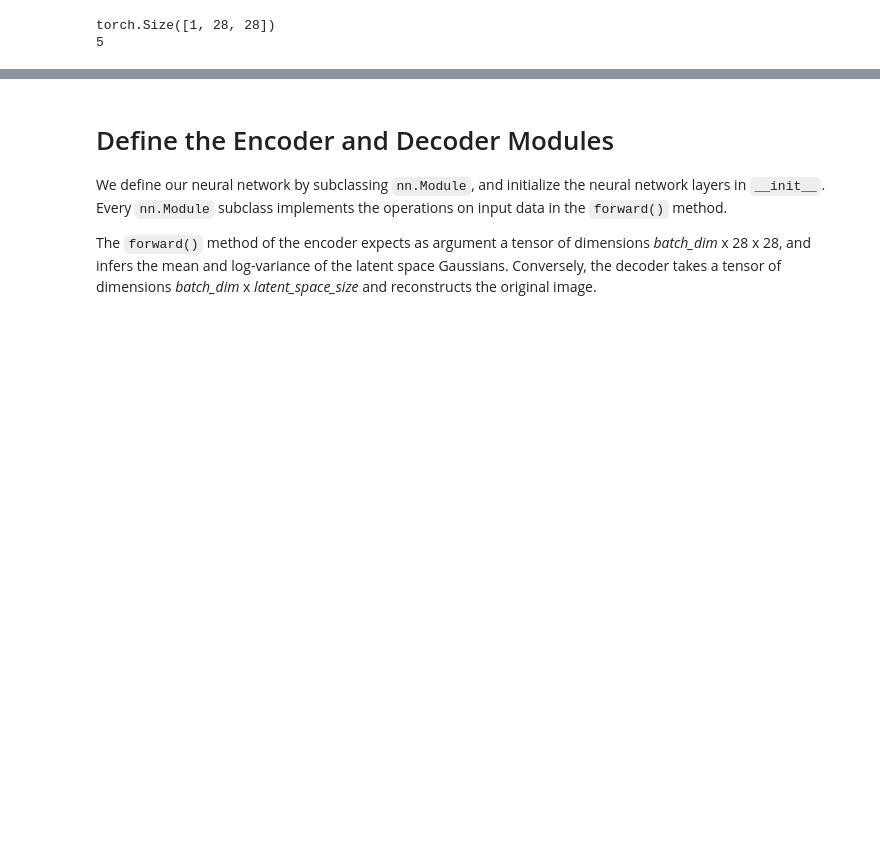
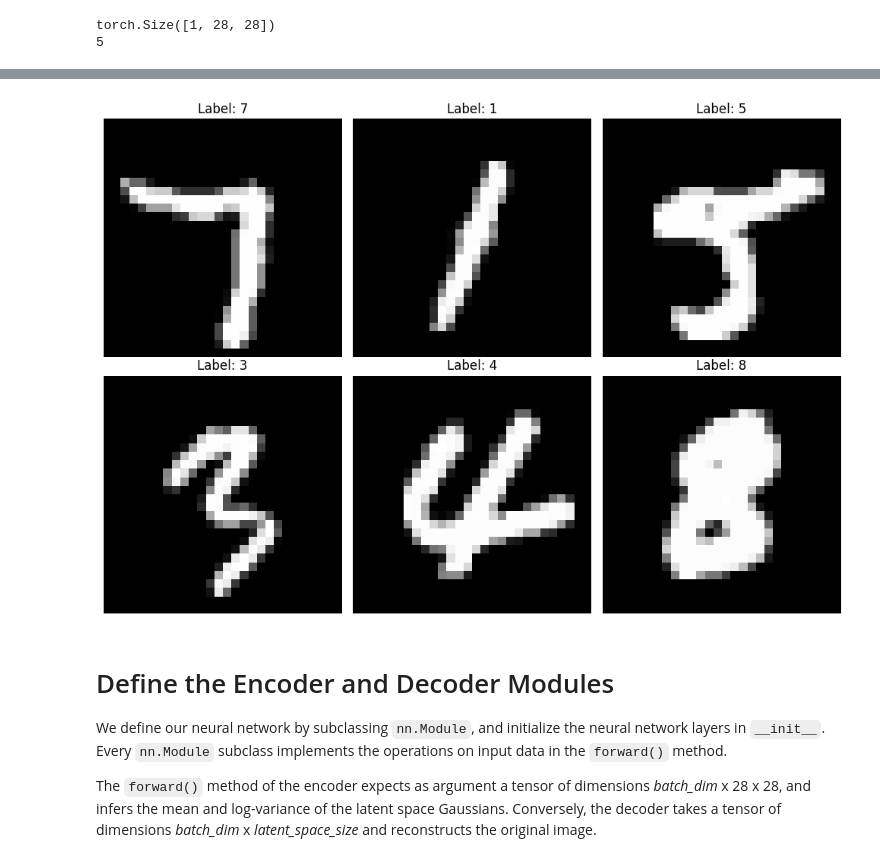
Before and after one commit to sathya-ml/variational-inference-pyro-lab, a Jupyter notebook: PyroLecture.ipynb, the cells around one changed output, grey strips where cells are left out. Saved outputs shown, nothing was run; the diff lists cells and outputs as text; code cells hidden in the pictures; blank space fills up the shorter version.

```diff
--- a/PyroLecture.ipynb
+++ b/PyroLecture.ipynb
@@ -351,17 +353,3 @@ print(mnist_train_set[11][1])
 # %% [output]
 torch.Size([1, 28, 28])
 5
-# %%
-def plot_mnist_img(pixels, label):
-    pixels = pixels.numpy()
-    pixels = pixels.reshape((28, 28))
-
-    plt.figure()
-    plt.title(f"Label is {label}")
-    plt.imshow(pixels, cmap="gray")
-
-for _ in range(5):
-    rand_item = random.choice(mnist_test_set)
-    pixels_tensor, label = rand_item
-
-    plot_mnist_img(pixels_tensor, label)
@@ -374,3 +356,37 @@ for _ in range(5):
+# %%
+def plot_mnist_img(pixels, label, ax=None):
+    pixels = pixels.numpy()
+    pixels = pixels.reshape((28, 28))
+
+    if ax is None:
+        fig, ax = plt.subplots()
+        show_plot = True
+    else:
+        show_plot = False
+
+    ax.set_title(f"Label: {label}")
+    ax.imshow(pixels, cmap="gray")
+    ax.axis('off')  # Hide axes for cleaner look
+
+    if show_plot:
+        plt.show()
+
+# Create a figure and a 2x3 grid of subplots
+fig, axes = plt.subplots(2, 3, figsize=(10, 7))
+
+# Flatten the axes array for easier iteration
+axes = axes.flatten()
+
+for ax in axes:
+    rand_item = random.choice(mnist_test_set)
+    pixels_tensor, label = rand_item
+
+    plot_mnist_img(pixels_tensor, label, ax=ax)
+
+plt.tight_layout()
+plt.show()
+# %% [output]
+[figure, added]
 # %% [markdown]
 # Define the Encoder and Decoder Modules
 
```
Also changed, not shown: parts of 9 cells of this notebook.
